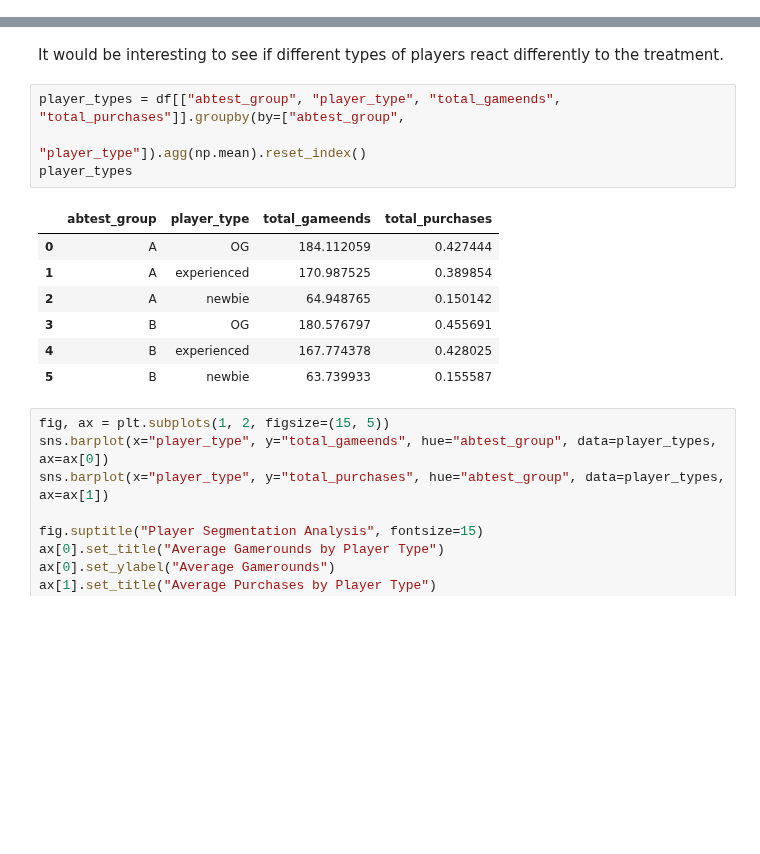
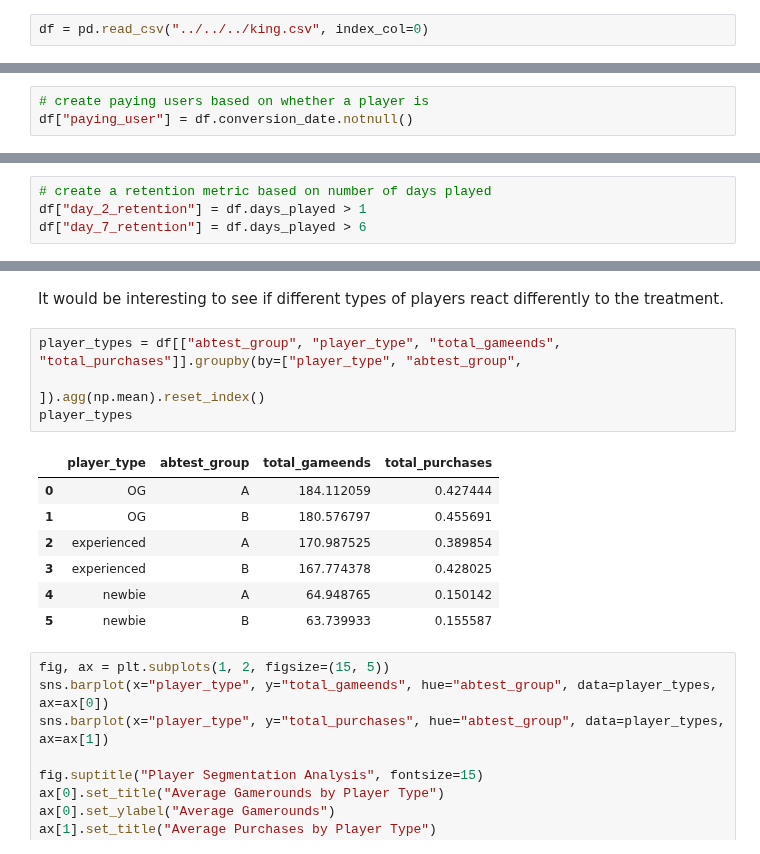
Before and after one commit to rmarinplana/personalProjects, a Jupyter notebook: analysis/gaming_analysis.ipynb, the cells around one changed output, grey strips where cells are left out. Saved outputs shown, nothing was run; the diff lists cells and outputs as text; blank space fills up the shorter version.

```diff
--- a/analysis/gaming_analysis.ipynb
+++ b/analysis/gaming_analysis.ipynb
@@ -114,0 +121,2 @@ df = gcp2df(query)
+# %%
+df = pd.read_csv("../../../king.csv", index_col=0)
@@ -120,6 +137,9 @@ df[["assignment_date", "install_date", "conversion_date"]] = df[["assignment_dat
 # create more meaningful and actionable variables form datetime variables
 df["days_since_installed"] = (df.assignment_date.max() - df.install_date).dt.days # time since a player installed the game in days
 df["days_to_convert"] = (df.conversion_date - df.install_date).dt.days # time it takes players to convert after installing the game in days
+# %%
+# create paying users based on whether a player is
+df["paying_user"] = df.conversion_date.notnull()
 # %%
 # create a player_type variable that segments players by days_since_installed
 # The split is determined by business sense
@@ -129,3 +149,7 @@ conditions = [
     (df.days_since_installed > 90)]
 values = ["newbie", "experienced", "OG"]
 df["player_type"] = np.select(conditions, values)
+# %%
+# create a retention metric based on number of days played
+df["day_2_retention"] = df.days_played > 1
+df["day_7_retention"] = df.days_played > 6
@@ -413,17 +487,17 @@ However, on the right we see that the average number of daily purchases in the t
 # %% [markdown]
 It would be interesting to see if different types of players react differently to the treatment.
 # %%
-player_types = df[["abtest_group", "player_type", "total_gameends", "total_purchases"]].groupby(by=["abtest_group",
-                                                                                    "player_type"]).agg(np.mean).reset_index()
+player_types = df[["abtest_group", "player_type", "total_gameends", "total_purchases"]].groupby(by=["player_type", "abtest_group",
+                                                                                    ]).agg(np.mean).reset_index()
 player_types
 # %% [output]
-|  | abtest_group | player_type | total_gameends | total_purchases |
-| 0 | A | OG | 184.112059 | 0.427444 |
-| 1 | A | experienced | 170.987525 | 0.389854 |
-| 2 | A | newbie | 64.948765 | 0.150142 |
-| 3 | B | OG | 180.576797 | 0.455691 |
-| 4 | B | experienced | 167.774378 | 0.428025 |
-| 5 | B | newbie | 63.739933 | 0.155587 |
+|  | player_type | abtest_group | total_gameends | total_purchases |
+| 0 | OG | A | 184.112059 | 0.427444 |
+| 1 | OG | B | 180.576797 | 0.455691 |
+| 2 | experienced | A | 170.987525 | 0.389854 |
+| 3 | experienced | B | 167.774378 | 0.428025 |
+| 4 | newbie | A | 64.948765 | 0.150142 |
+| 5 | newbie | B | 63.739933 | 0.155587 |
 # %%
 fig, ax = plt.subplots(1, 2, figsize=(15, 5))
 sns.barplot(x="player_type", y="total_gameends", hue="abtest_group", data=player_types, ax=ax[0])
```
Also changed, not shown: parts of 50 cells of this notebook, 2 other files.
